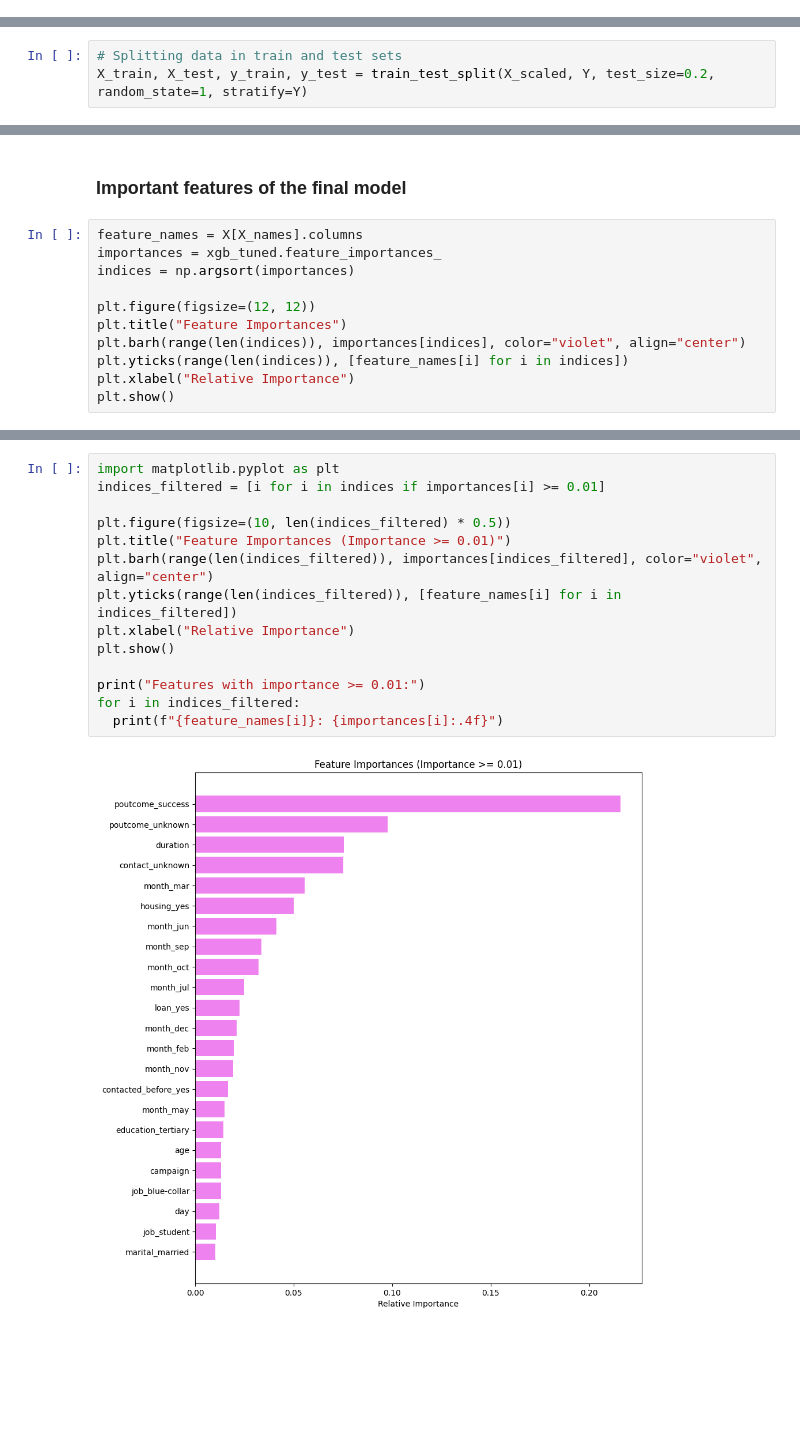
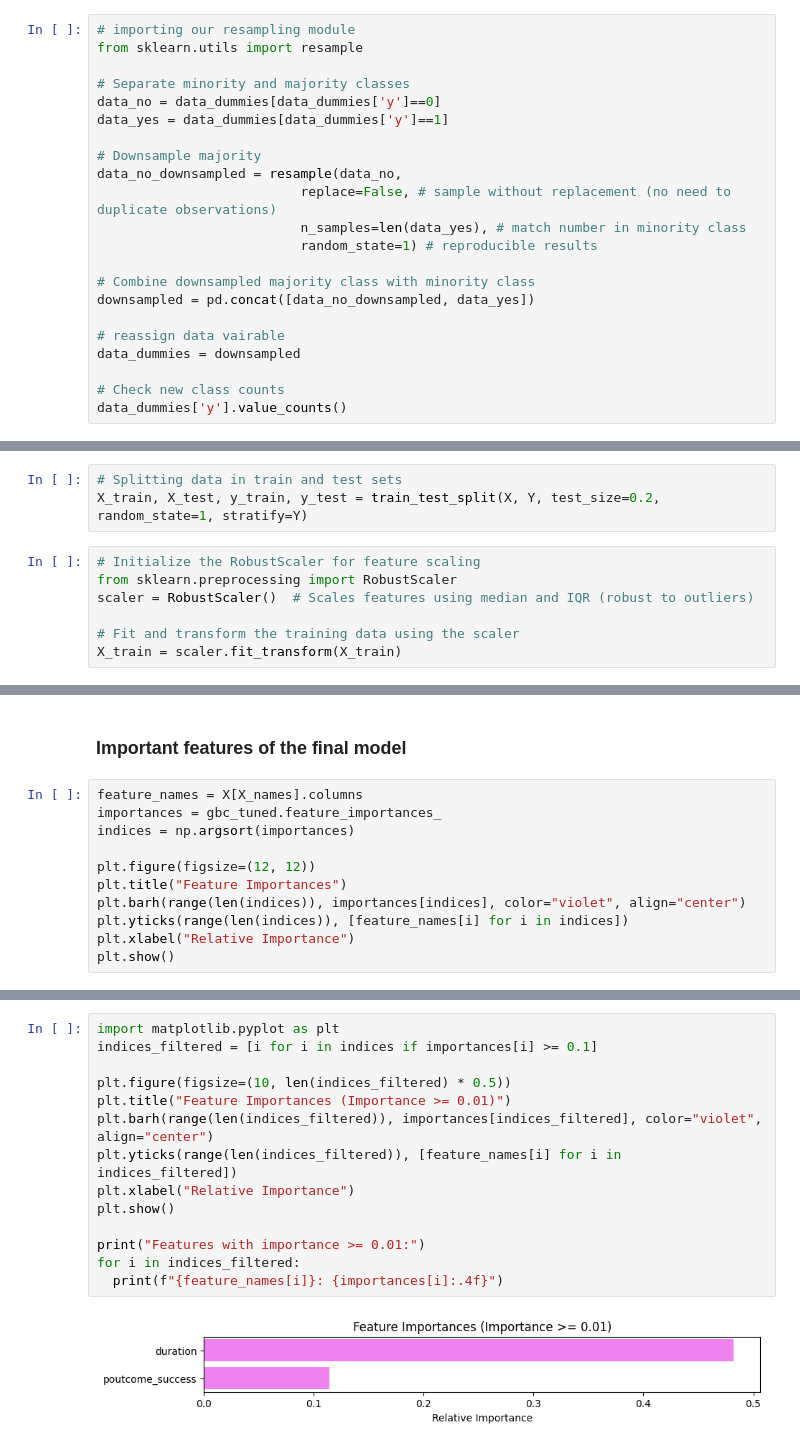
Before and after one commit to 02sagoe/Predicting-Term-Deposit-Subscriptions, a Jupyter notebook: main.ipynb, the cells around one changed output, grey strips where cells are left out. Cells and saved outputs as stored; diff of their text form; blank space fills up the shorter version.

```diff
--- a/main.ipynb
+++ b/main.ipynb
@@ -592,0 +601,22 @@ data_dummies = pd.get_dummies(data, drop_first=True)
+# %%
+# importing our resampling module
+from sklearn.utils import resample
+
+# Separate minority and majority classes
+data_no = data_dummies[data_dummies['y']==0]
+data_yes = data_dummies[data_dummies['y']==1]
+
+# Downsample majority
+data_no_downsampled = resample(data_no,
+                          replace=False, # sample without replacement (no need to duplicate observations)
+                          n_samples=len(data_yes), # match number in minority class
+                          random_state=1) # reproducible results
+
+# Combine downsampled majority class with minority class
+downsampled = pd.concat([data_no_downsampled, data_yes])
+
+# reassign data vairable
+data_dummies = downsampled
+
+# Check new class counts
+data_dummies['y'].value_counts()
@@ -747,6 +778,13 @@ X_scaled = scaler.fit_transform(X)
 # %%
 # Splitting data in train and test sets
-X_train, X_test, y_train, y_test = train_test_split(X_scaled, Y, test_size=0.2, random_state=1, stratify=Y)
+X_train, X_test, y_train, y_test = train_test_split(X, Y, test_size=0.2, random_state=1, stratify=Y)
+# %%
+# Initialize the RobustScaler for feature scaling
+from sklearn.preprocessing import RobustScaler
+scaler = RobustScaler()  # Scales features using median and IQR (robust to outliers)
+
+# Fit and transform the training data using the scaler
+X_train = scaler.fit_transform(X_train)
 # %%
 print("Shape of Training set : ", X_train.shape)
 print("Shape of test set : ", X_test.shape)
@@ -1553,7 +1647,7 @@ Training performance comparison:
 ### Important features of the final model
 # %%
 feature_names = X[X_names].columns
-importances = xgb_tuned.feature_importances_
+importances = gbc_tuned.feature_importances_
 indices = np.argsort(importances)
 
 plt.figure(figsize=(12, 12))
@@ -1567,17 +1661,17 @@ plt.show()
 # %%
 import matplotlib.pyplot as plt
-indices_filtered = [i for i in indices if importances[i] >= 0.01]
+indices_filtered = [i for i in indices if importances[i] >= 0.1]
 
 plt.figure(figsize=(10, len(indices_filtered) * 0.5))
 plt.title("Feature Importances (Importance >= 0.01)")
 plt.barh(range(len(indices_filtered)), importances[indices_filtered], color="violet", align="center")
 plt.yticks(range(len(indices_filtered)), [feature_names[i] for i in indices_filtered])
 plt.xlabel("Relative Importance")
 plt.show()
 
 print("Features with importance >= 0.01:")
 for i in indices_filtered:
   print(f"{feature_names[i]}: {importances[i]:.4f}")
 # %% [output]
-[figure, old version]
+[figure, new version]
 Features with importance >= 0.01:
```
Also changed, not shown: parts of 97 cells of this notebook.
